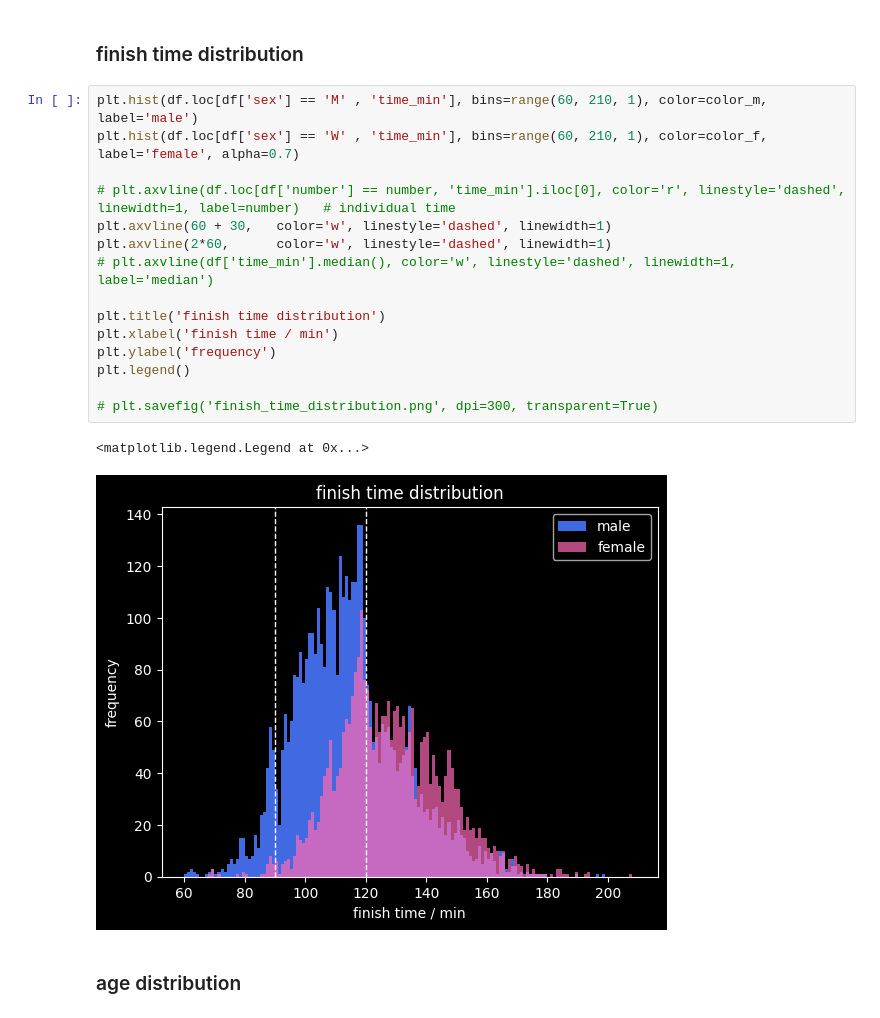
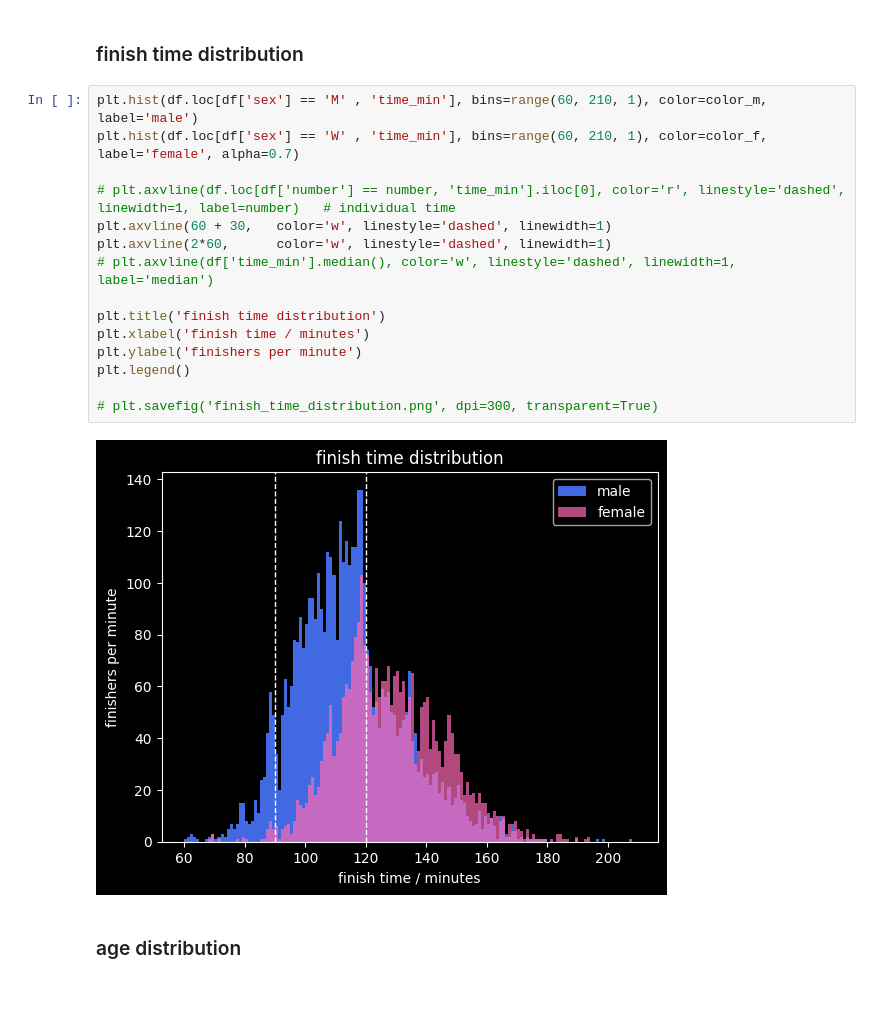
Before and after one commit to gerritnowald/Gutenberg-Halbmarathon-Mainz-2025-analysis, a Jupyter notebook: analysis.ipynb, the cells around one changed output. Cells and saved outputs as stored; diff of their text form.

Commit message:
ylabels of histograms with bin size

```diff
--- a/analysis.ipynb
+++ b/analysis.ipynb
@@ -59,21 +59,20 @@ median time: 1 hour, 57 minutes, 57 seconds
 # %%
 plt.hist(df.loc[df['sex'] == 'M' , 'time_min'], bins=range(60, 210, 1), color=color_m, label='male')
 plt.hist(df.loc[df['sex'] == 'W' , 'time_min'], bins=range(60, 210, 1), color=color_f, label='female', alpha=0.7)
 
 # plt.axvline(df.loc[df['number'] == number, 'time_min'].iloc[0], color='r', linestyle='dashed', linewidth=1, label=number)   # individual time
 plt.axvline(60 + 30,   color='w', linestyle='dashed', linewidth=1)
 plt.axvline(2*60,      color='w', linestyle='dashed', linewidth=1)
 # plt.axvline(df['time_min'].median(), color='w', linestyle='dashed', linewidth=1, label='median')
 
 plt.title('finish time distribution')
-plt.xlabel('finish time / min')
-plt.ylabel('frequency')
+plt.xlabel('finish time / minutes')
+plt.ylabel('finishers per minute')
 plt.legend()
 
 # plt.savefig('finish_time_distribution.png', dpi=300, transparent=True)
 # %% [output]
-<matplotlib.legend.Legend at 0x...>
-[figure, old version]
+[figure, new version]
 # %% [markdown]
 ### age distribution
 # %%
```
Also changed, not shown: parts of 1 cell of this notebook, 2 other files.
